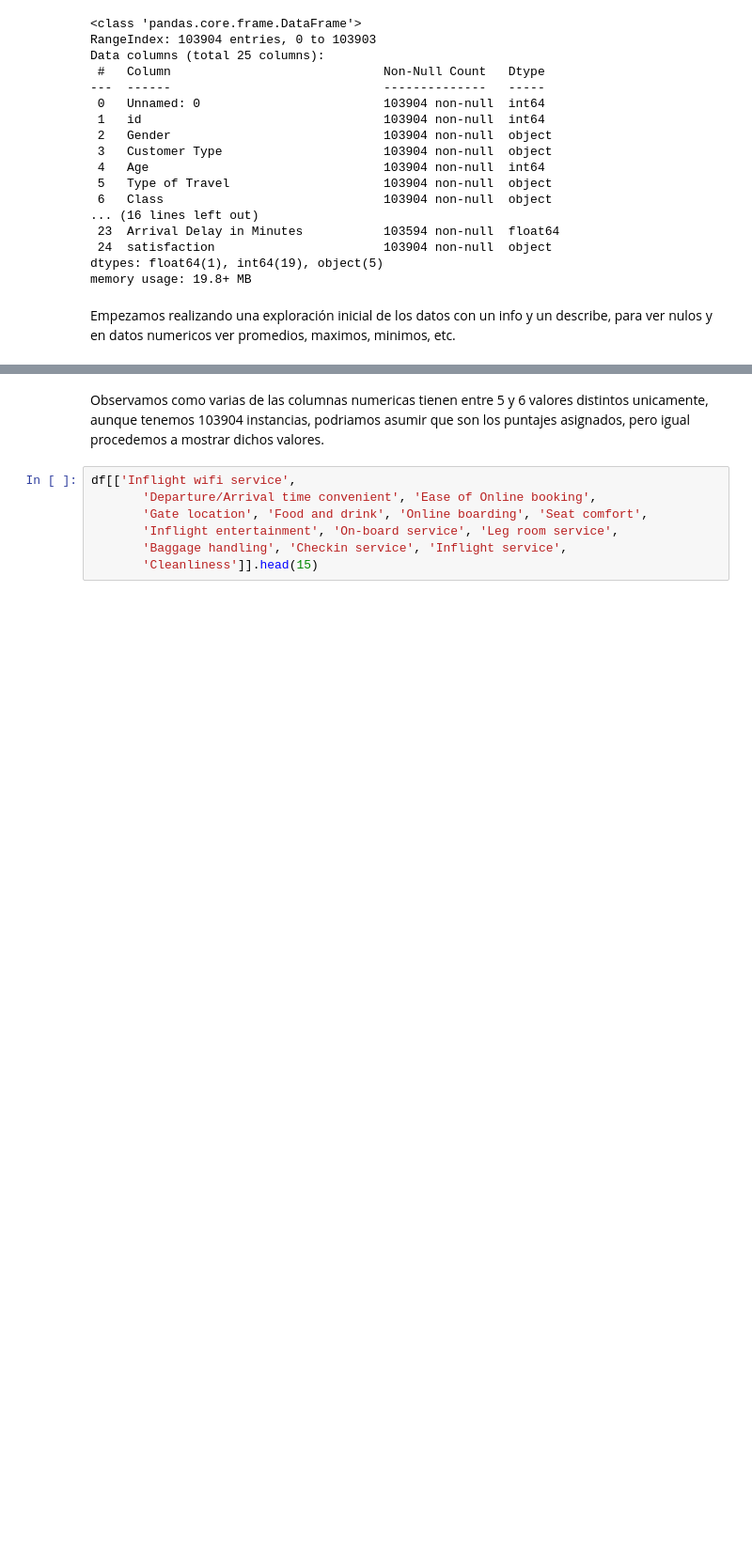
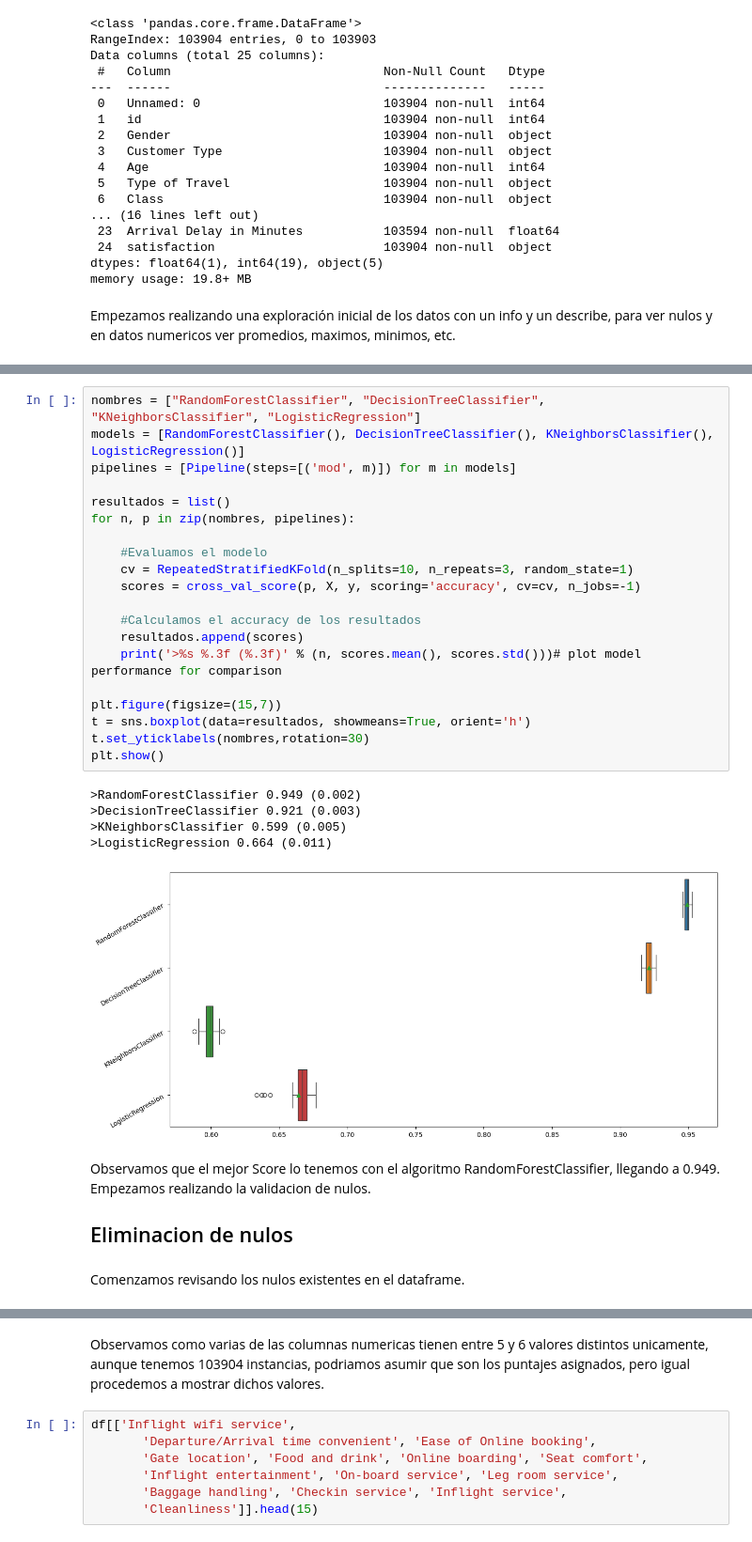
Before and after one commit to nlmaldonadog/PreparacionDeDatos-Trabajo1, a Jupyter notebook: Data_preparation-Nicolas_Maldonado.ipynb, the cells around one changed output, grey strips where cells are left out. Shown at 94% size. Saved outputs shown, nothing was run; the diff lists cells and outputs as text; blank space fills up the shorter version.

```diff
--- a/Data_preparation-Nicolas_Maldonado.ipynb
+++ b/Data_preparation-Nicolas_Maldonado.ipynb
@@ -119,0 +124,32 @@ memory usage: 86.4+ KB
+# %%
+nombres = ["RandomForestClassifier", "DecisionTreeClassifier", "KNeighborsClassifier", "LogisticRegression"]
+models = [RandomForestClassifier(), DecisionTreeClassifier(), KNeighborsClassifier(), LogisticRegression()]
+pipelines = [Pipeline(steps=[('mod', m)]) for m in models]
+
+resultados = list()
+for n, p in zip(nombres, pipelines):
+
+    #Evaluamos el modelo
+    cv = RepeatedStratifiedKFold(n_splits=10, n_repeats=3, random_state=1)
+    scores = cross_val_score(p, X, y, scoring='accuracy', cv=cv, n_jobs=-1)
+
+    #Calculamos el accuracy de los resultados
+    resultados.append(scores)
+    print('>%s %.3f (%.3f)' % (n, scores.mean(), scores.std()))# plot model performance for comparison
+
+plt.figure(figsize=(15,7))
+t = sns.boxplot(data=resultados, showmeans=True, orient='h')
+t.set_yticklabels(nombres,rotation=30)
+plt.show()
+# %% [output]
+>RandomForestClassifier 0.949 (0.002)
+>DecisionTreeClassifier 0.921 (0.003)
+>KNeighborsClassifier 0.599 (0.005)
+>LogisticRegression 0.664 (0.011)
+[figure, added]
+# %% [markdown]
+Observamos que el mejor Score lo tenemos con el algoritmo RandomForestClassifier, llegando a 0.949. Empezamos realizando la validacion de nulos.
+
+## Eliminacion de nulos
+# %% [markdown]
+Comenzamos revisando los nulos existentes en el dataframe.
```
Also changed, not shown: parts of 48 cells of this notebook.
